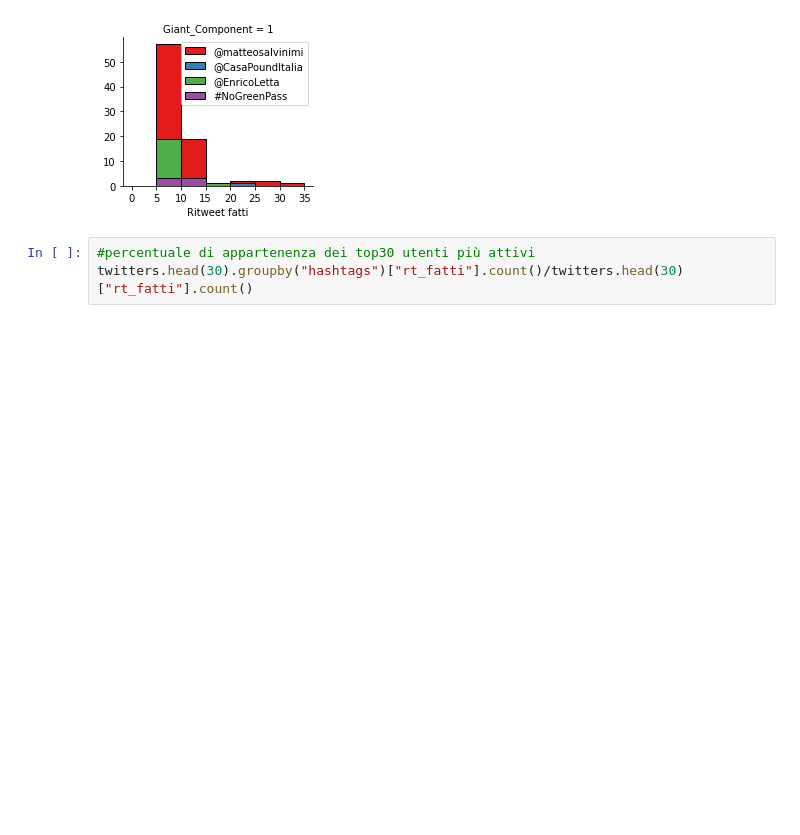
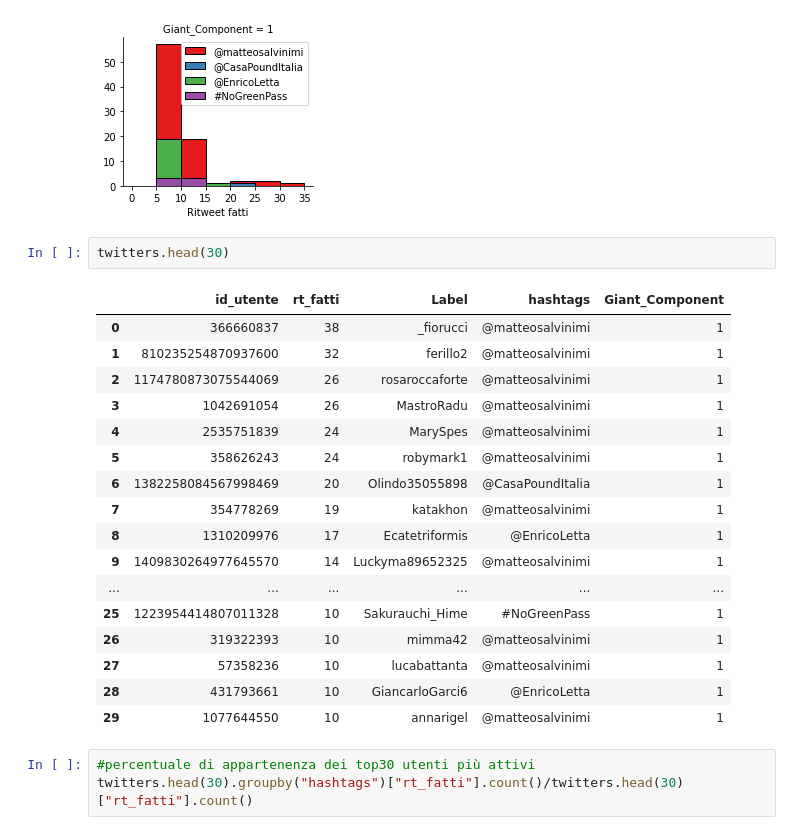
Before and after one commit to ES-git95/SMA-Project, a Jupyter notebook: evaluation.ipynb, the cells around one changed output. Cells and saved outputs as stored; diff of their text form; blank space fills up the shorter version.

```diff
--- a/evaluation.ipynb
+++ b/evaluation.ipynb
@@ -239,6 +237,26 @@ plt.xticks(np.arange(0, 40, 5))
 plt.show()
 # %% [output]
 [figure]
+# %%
+twitters.head(30)
+# %% [output]
+|  | id_utente | rt_fatti | Label | hashtags | Giant_Component |
+| 0 | 366660837 | 38 | _fiorucci | @matteosalvinimi | 1 |
+| 1 | 810235254870937600 | 32 | ferillo2 | @matteosalvinimi | 1 |
+| 2 | 1174780873075544069 | 26 | rosaroccaforte | @matteosalvinimi | 1 |
+| 3 | 1042691054 | 26 | MastroRadu | @matteosalvinimi | 1 |
+| 4 | 2535751839 | 24 | MarySpes | @matteosalvinimi | 1 |
+| 5 | 358626243 | 24 | robymark1 | @matteosalvinimi | 1 |
+| 6 | 1382258084567998469 | 20 | Olindo35055898 | @CasaPoundItalia | 1 |
+| 7 | 354778269 | 19 | katakhon | @matteosalvinimi | 1 |
+| 8 | 1310209976 | 17 | Ecatetriformis | @EnricoLetta | 1 |
+| 9 | 1409830264977645570 | 14 | Luckyma89652325 | @matteosalvinimi | 1 |
+| ... | ... | ... | ... | ... | ... |
+| 25 | 1223954414807011328 | 10 | Sakurauchi_Hime | #NoGreenPass | 1 |
+| 26 | 319322393 | 10 | mimma42 | @matteosalvinimi | 1 |
+| 27 | 57358236 | 10 | lucabattanta | @matteosalvinimi | 1 |
+| 28 | 431793661 | 10 | GiancarloGarci6 | @EnricoLetta | 1 |
+| 29 | 1077644550 | 10 | annarigel | @matteosalvinimi | 1 |
 # %%
 #percentuale di appartenenza dei top30 utenti più attivi
 twitters.head(30).groupby("hashtags")["rt_fatti"].count()/twitters.head(30)["rt_fatti"].count()
```
Also changed, not shown: parts of 8 cells of this notebook.
